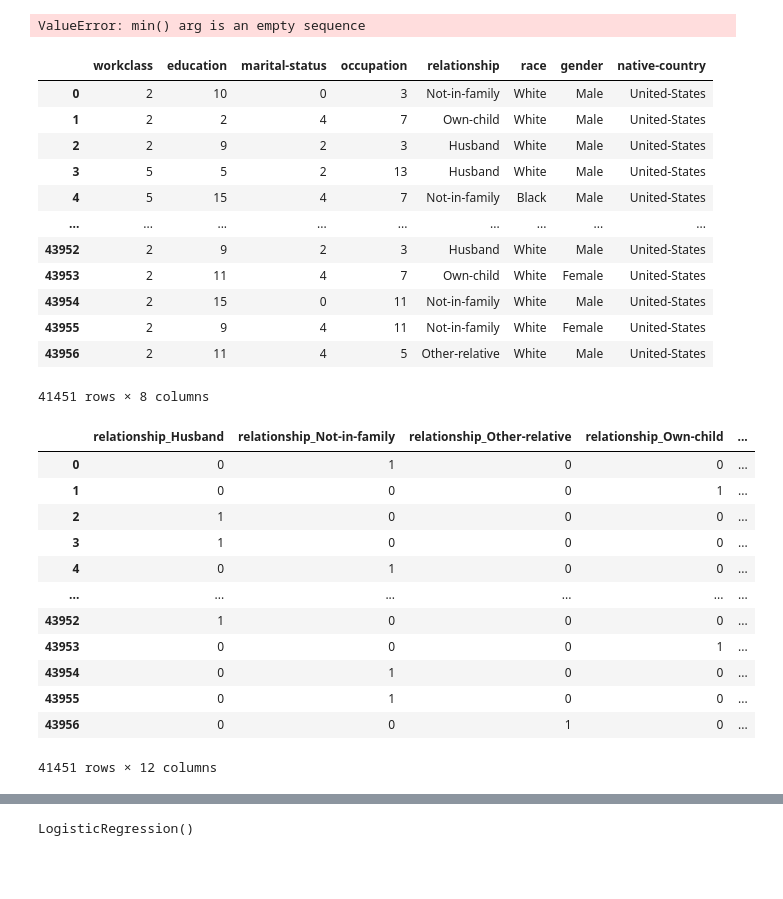
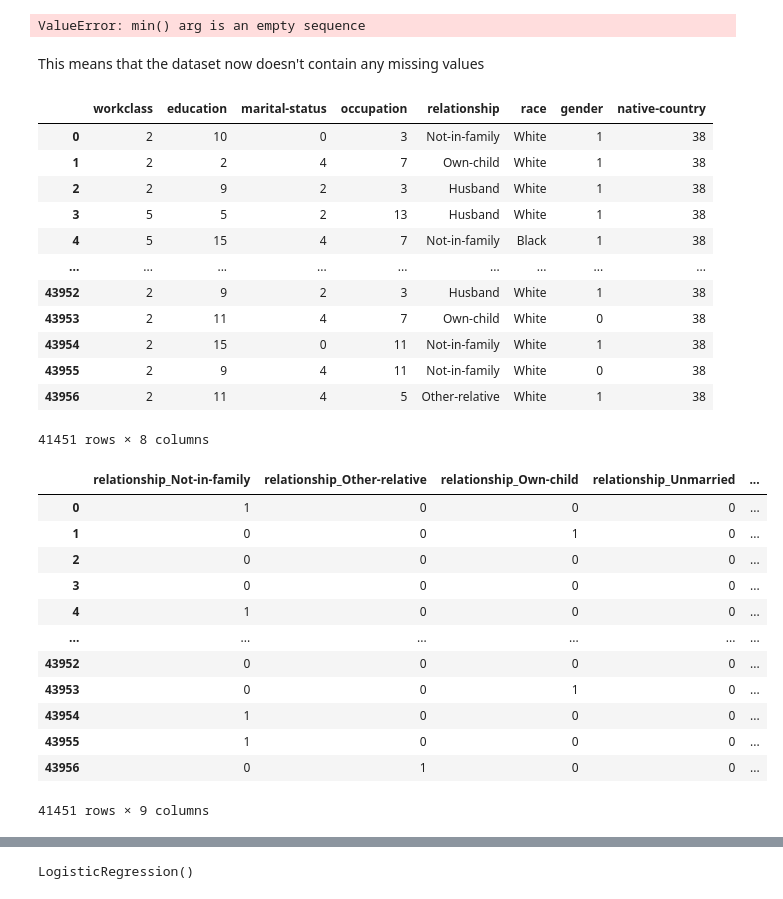
Before and after one commit to omar123-jav/ML-A2, a Jupyter notebook: Assignment2.ipynb, the cells around one changed output, grey strips where cells are left out. Cells and saved outputs as stored; diff of their text form; code cells hidden in the pictures; blank space fills up the shorter version.

```diff
--- a/Assignment2.ipynb
+++ b/Assignment2.ipynb
@@ -356,6 +229,8 @@ sns.barplot(x=percent_nan.index,y=percent_nan)
 plt.xticks(rotation=90);
 # %% [output]
 ValueError: min() arg is an empty sequence
+# %% [markdown]
+This means that the dataset now doesn't contain any missing values
 # %%
 df_nums=dataset_cleaned.select_dtypes(exclude='object')
 df_objs = dataset_cleaned.select_dtypes(include='object')
@@ -366,43 +241,47 @@ from sklearn import preprocessing
 
 label_encoder=preprocessing.LabelEncoder()
 df_objs['education']=label_encoder.fit_transform(df_objs['education'])
+
 df_objs['occupation']=label_encoder.fit_transform(df_objs['occupation'])
 df_objs['workclass']=label_encoder.fit_transform(df_objs['workclass'])
 df_objs['marital-status']=label_encoder.fit_transform(df_objs['marital-status'])
-
+#df_objs['relationship']=label_encoder.fit_transform(df_objs['relationship'])
+#df_objs['race']=label_encoder.fit_transform(df_objs['race'])
+df_objs['gender']=label_encoder.fit_transform(df_objs['gender'])
+df_objs['native-country']=label_encoder.fit_transform(df_objs['native-country'])
 
 df_objs
 # %% [output]
 |  | workclass | education | marital-status | occupation | relationship | race | gender | native-country |
-| 0 | 2 | 10 | 0 | 3 | Not-in-family | White | Male | United-States |
-| 1 | 2 | 2 | 4 | 7 | Own-child | White | Male | United-States |
-| 2 | 2 | 9 | 2 | 3 | Husband | White | Male | United-States |
-| 3 | 5 | 5 | 2 | 13 | Husband | White | Male | United-States |
-| 4 | 5 | 15 | 4 | 7 | Not-in-family | Black | Male | United-States |
+| 0 | 2 | 10 | 0 | 3 | Not-in-family | White | 1 | 38 |
+| 1 | 2 | 2 | 4 | 7 | Own-child | White | 1 | 38 |
+| 2 | 2 | 9 | 2 | 3 | Husband | White | 1 | 38 |
+| 3 | 5 | 5 | 2 | 13 | Husband | White | 1 | 38 |
+| 4 | 5 | 15 | 4 | 7 | Not-in-family | Black | 1 | 38 |
 | ... | ... | ... | ... | ... | ... | ... | ... | ... |
-| 43952 | 2 | 9 | 2 | 3 | Husband | White | Male | United-States |
-| 43953 | 2 | 11 | 4 | 7 | Own-child | White | Female | United-States |
-| 43954 | 2 | 15 | 0 | 11 | Not-in-family | White | Male | United-States |
-| 43955 | 2 | 9 | 4 | 11 | Not-in-family | White | Female | United-States |
-| 43956 | 2 | 11 | 4 | 5 | Other-relative | White | Male | United-States |
+| 43952 | 2 | 9 | 2 | 3 | Husband | White | 1 | 38 |
+| 43953 | 2 | 11 | 4 | 7 | Own-child | White | 0 | 38 |
+| 43954 | 2 | 15 | 0 | 11 | Not-in-family | White | 1 | 38 |
+| 43955 | 2 | 9 | 4 | 11 | Not-in-family | White | 0 | 38 |
+| 43956 | 2 | 11 | 4 | 5 | Other-relative | White | 1 | 38 |
 41451 rows × 8 columns
 # %%
 
-df_objs_one_hot=pd.get_dummies(df_objs[['relationship','race','gender','native-country']])
-df_objs_final=df_objs_one_hot[['relationship_Husband','relationship_Not-in-family','relationship_Other-relative','relationship_Own-child','relationship_Unmarried','relationship_Wife','gender_Male','native-country_United-States','race_White','race_Black','race_Amer-Indian-Eskimo','race_Asian-Pac-Islander']]
+df_objs_final=pd.get_dummies(df_objs[['relationship','race']],drop_first=True)
+#df_objs_final=df_objs_one_hot[['relationship_Husband','relationship_Not-in-family','relationship_Other-relative','relationship_Own-child','relationship_Unmarried','relationship_Wife','gender_Male','native-country_United-States','race_White','race_Black','race_Amer-Indian-Eskimo','race_Asian-Pac-Islander']]
 df_objs_final
 # %% [output]
-|  | relationship_Husband | relationship_Not-in-family | relationship_Other-relative | relationship_Own-child | ... |
-| 0 | 0 | 1 | 0 | 0 | ... |
-| 1 | 0 | 0 | 0 | 1 | ... |
-| 2 | 1 | 0 | 0 | 0 | ... |
-| 3 | 1 | 0 | 0 | 0 | ... |
-| 4 | 0 | 1 | 0 | 0 | ... |
+|  | relationship_Not-in-family | relationship_Other-relative | relationship_Own-child | relationship_Unmarried | ... |
+| 0 | 1 | 0 | 0 | 0 | ... |
+| 1 | 0 | 0 | 1 | 0 | ... |
+| 2 | 0 | 0 | 0 | 0 | ... |
+| 3 | 0 | 0 | 0 | 0 | ... |
+| 4 | 1 | 0 | 0 | 0 | ... |
 | ... | ... | ... | ... | ... | ... |
-| 43952 | 1 | 0 | 0 | 0 | ... |
-| 43953 | 0 | 0 | 0 | 1 | ... |
-| 43954 | 0 | 1 | 0 | 0 | ... |
-| 43955 | 0 | 1 | 0 | 0 | ... |
-| 43956 | 0 | 0 | 1 | 0 | ... |
+| 43952 | 0 | 0 | 0 | 0 | ... |
+| 43953 | 0 | 0 | 1 | 0 | ... |
+| 43954 | 1 | 0 | 0 | 0 | ... |
+| 43955 | 1 | 0 | 0 | 0 | ... |
+| 43956 | 0 | 1 | 0 | 0 | ... |
-41451 rows × 12 columns
+41451 rows × 9 columns
 # %%
```
Also changed, not shown: parts of 31 cells of this notebook.
